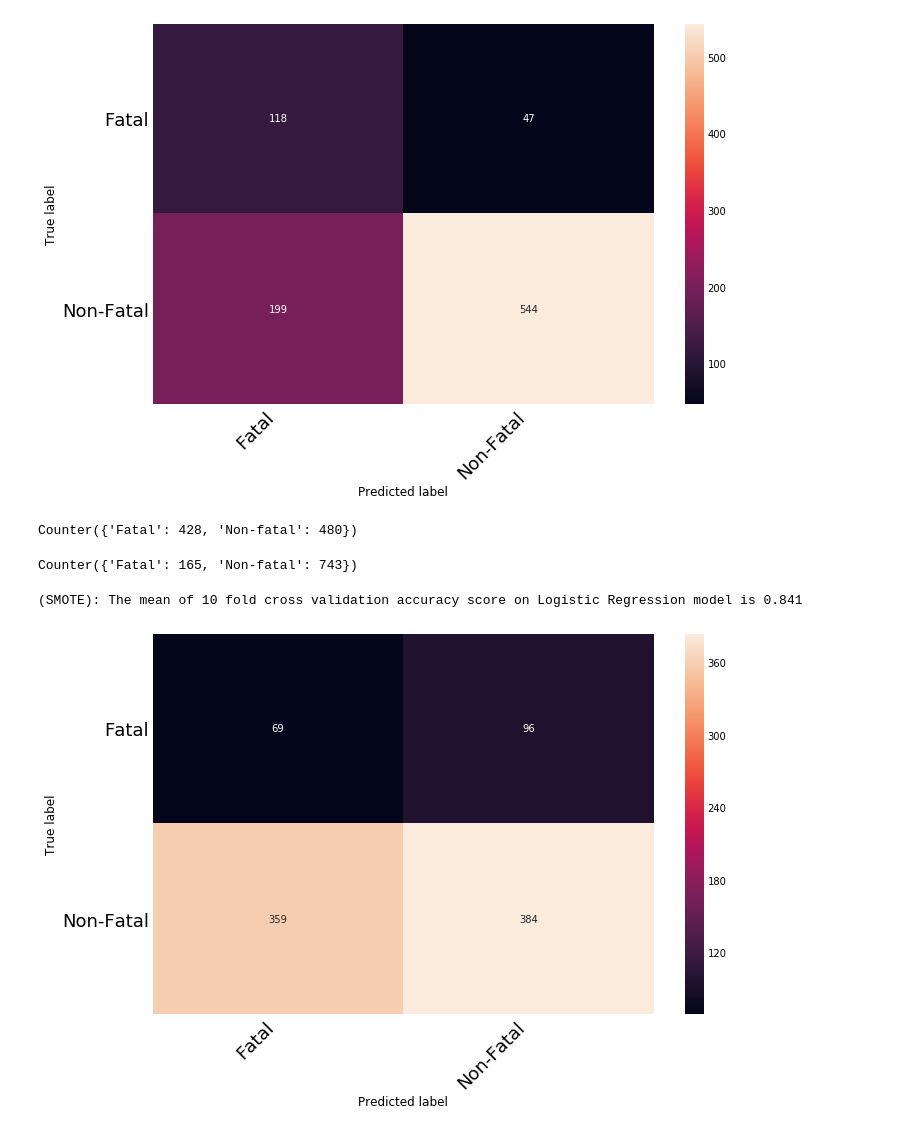
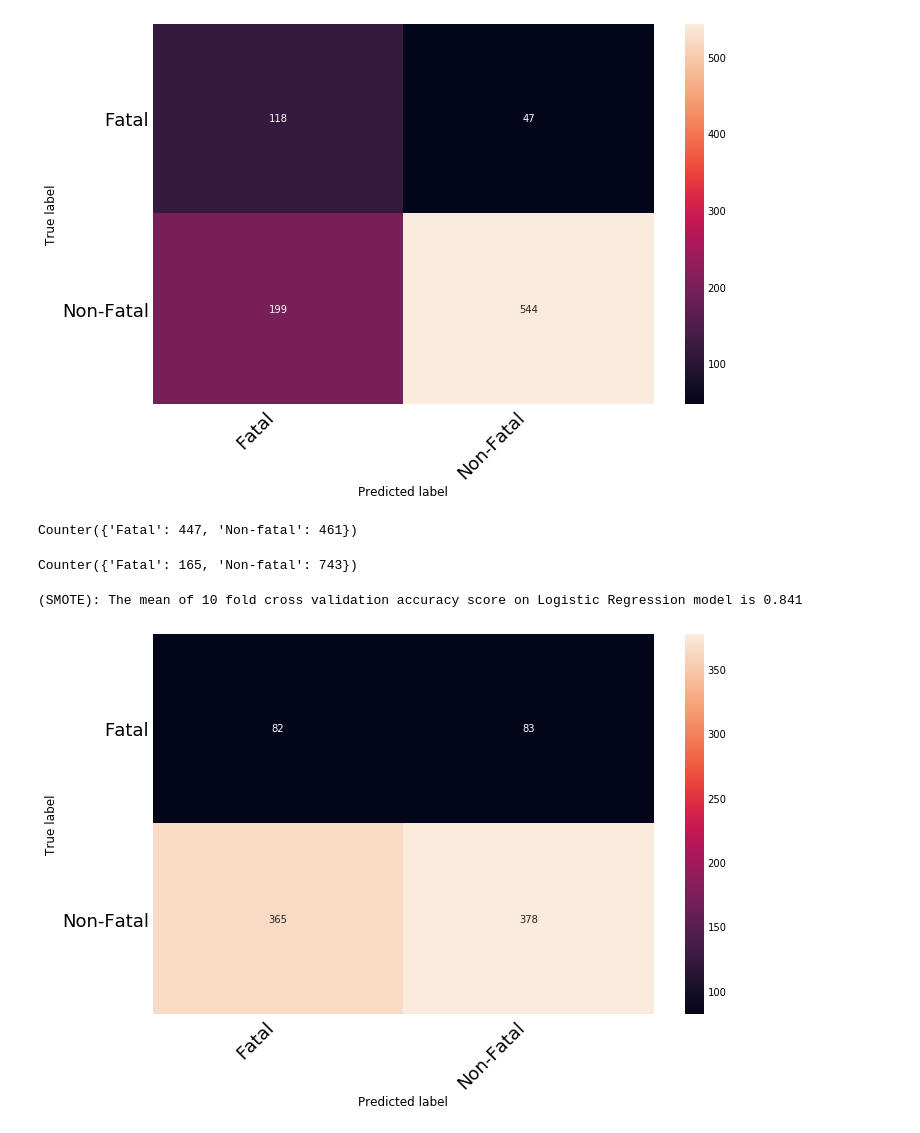
Before and after one commit to brendenrossin/Project_Mcnulty, a Jupyter notebook: MCNULTY_SUNDAY.ipynb, the cells around one changed output. Drawn from its saved outputs; the diff is of its cells as text; code cells hidden in the pictures.

```diff
--- a/MCNULTY_SUNDAY.ipynb
+++ b/MCNULTY_SUNDAY.ipynb
@@ -3296,11 +3208,11 @@ DT_smoted_last = print_confusion_matrix(DT_smoted_last, ['Fatal', 'Non-Fatal'])
 (SMOTE): The mean of 10 fold cross validation accuracy score on Logistic Regression model is 0.841
 [figure]
 # %%
-predict_y_FINALtest = dc.predict(X_FINALtest)
+predict_y_FINALtest = dc3.predict(X_FINALtest)
 # %%
 collections.Counter(predict_y_FINALtest)
 # %% [output]
-Counter({'Fatal': 428, 'Non-fatal': 480})
+Counter({'Fatal': 447, 'Non-fatal': 461})
 # %%
 collections.Counter(y_FINALtest)
 # %% [output]
@@ -3308,11 +3220,12 @@ Counter({'Fatal': 165, 'Non-fatal': 743})
 # %%
 #Checking final accuracy of model
 
-DT_cross_val = cross_val_score(dc, X_FINALtest, y_FINALtest, scoring='accuracy', cv = 10)
+DT_cross_val = cross_val_score(dc3, X_FINALtest, y_FINALtest, scoring='accuracy', cv = 10)
 print('(SMOTE): The mean of 10 fold cross validation accuracy score on Logistic Regression model is', str(round(np.mean(RF_cross_val), 3)))
 
 DT_smoted_last = confusion_matrix(y_FINALtest, predict_y_FINALtest)
 DT_smoted_last = print_confusion_matrix(DT_smoted_last, ['Fatal', 'Non-Fatal'])
+plt.savefig('/Users/brendenrossin/github/Project_Mcnulty/DUMMY.png', format='png', dpi=1000, bbox_inches="tight")
 # %% [output]
 (SMOTE): The mean of 10 fold cross validation accuracy score on Logistic Regression model is 0.841
-[figure, old version]
+[figure, new version]
```
Also changed, not shown: parts of 8 cells of this notebook.
